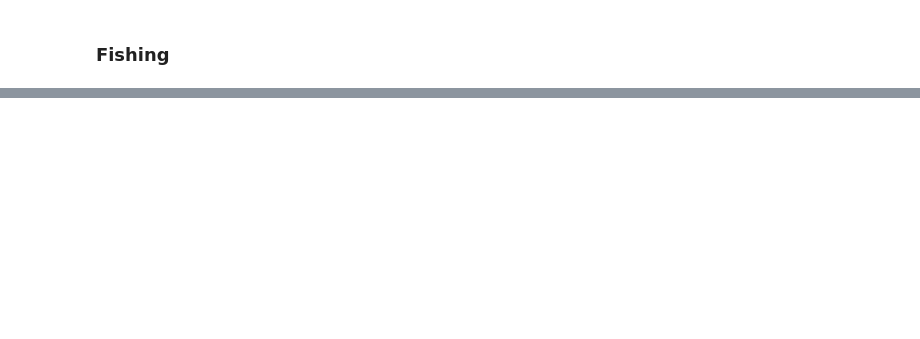
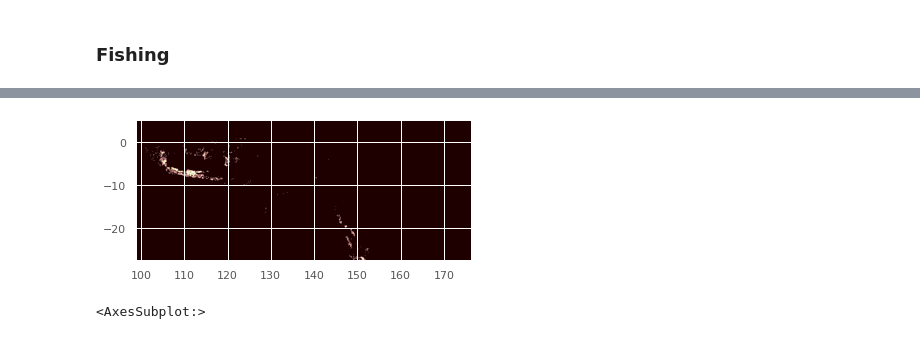
Before and after one commit to LaviSchlyter/Coral-Reef-preservation, a Jupyter notebook: Code/Anthropolical_processing.ipynb, the cells around one changed output, grey strips where cells are left out. Drawn from its saved outputs; the diff is of its cells as text; code cells hidden in the pictures; blank space fills up the shorter version.

```diff
--- a/Code/Anthropolical_processing.ipynb
+++ b/Code/Anthropolical_processing.ipynb
@@ -606,0 +404,11 @@ df_env["fishing_hours_2014"].hist()
+# %%
+# Array
+LC_5km = rasterio.open('../Data/Anthropological_data/Land_cover/Agriculture_cover_google_masked_5kmEPSG:4326.tif')
+arr = LC_5km.read(1)
+# %%
+from matplotlib import pyplot
+from rasterio.plot import show
+show(arr, cmap='pink',transform=LC_5km.transform)
+# %% [output]
+[figure, added]
+<AxesSubplot:>
```
Also changed, not shown: parts of 82 cells of this notebook.
